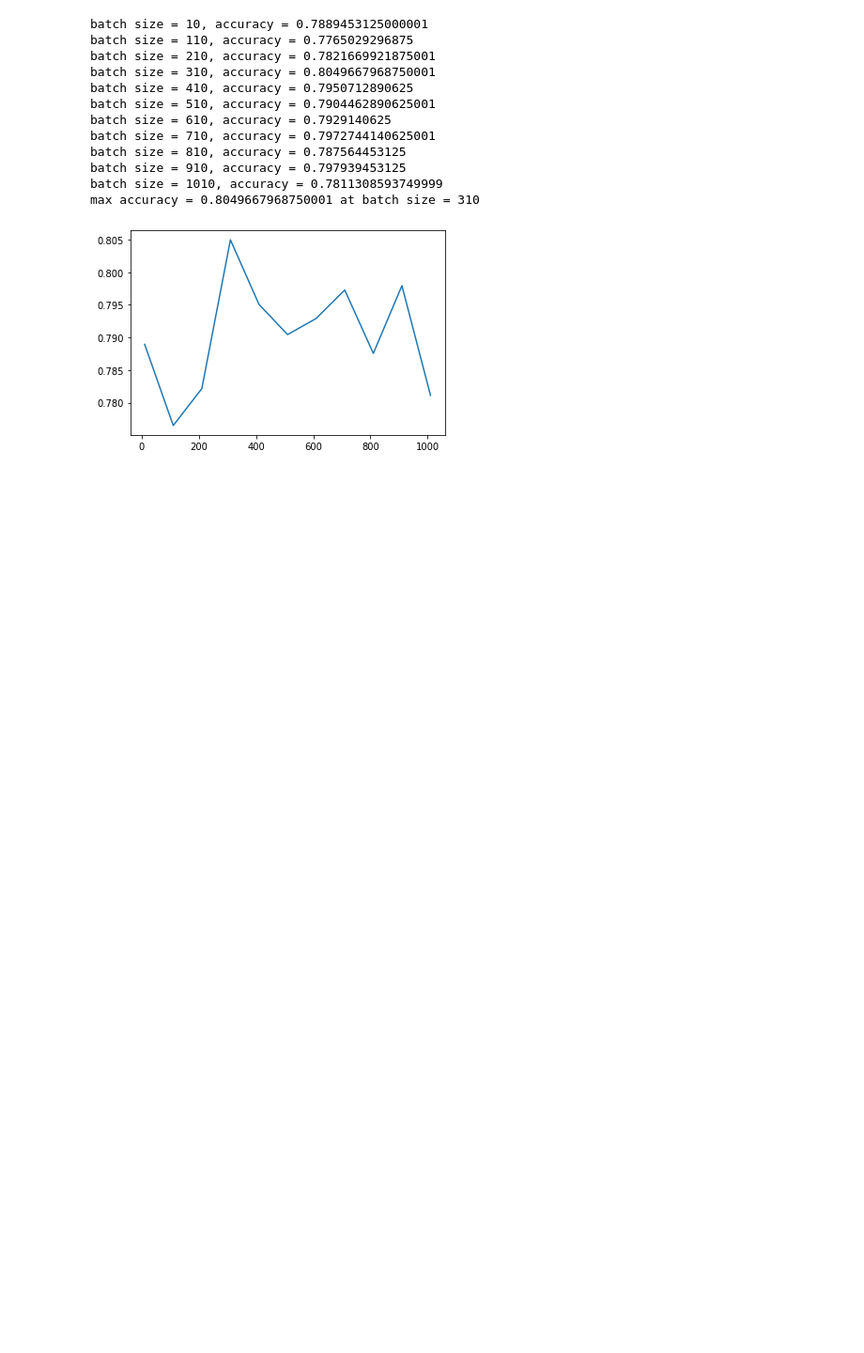
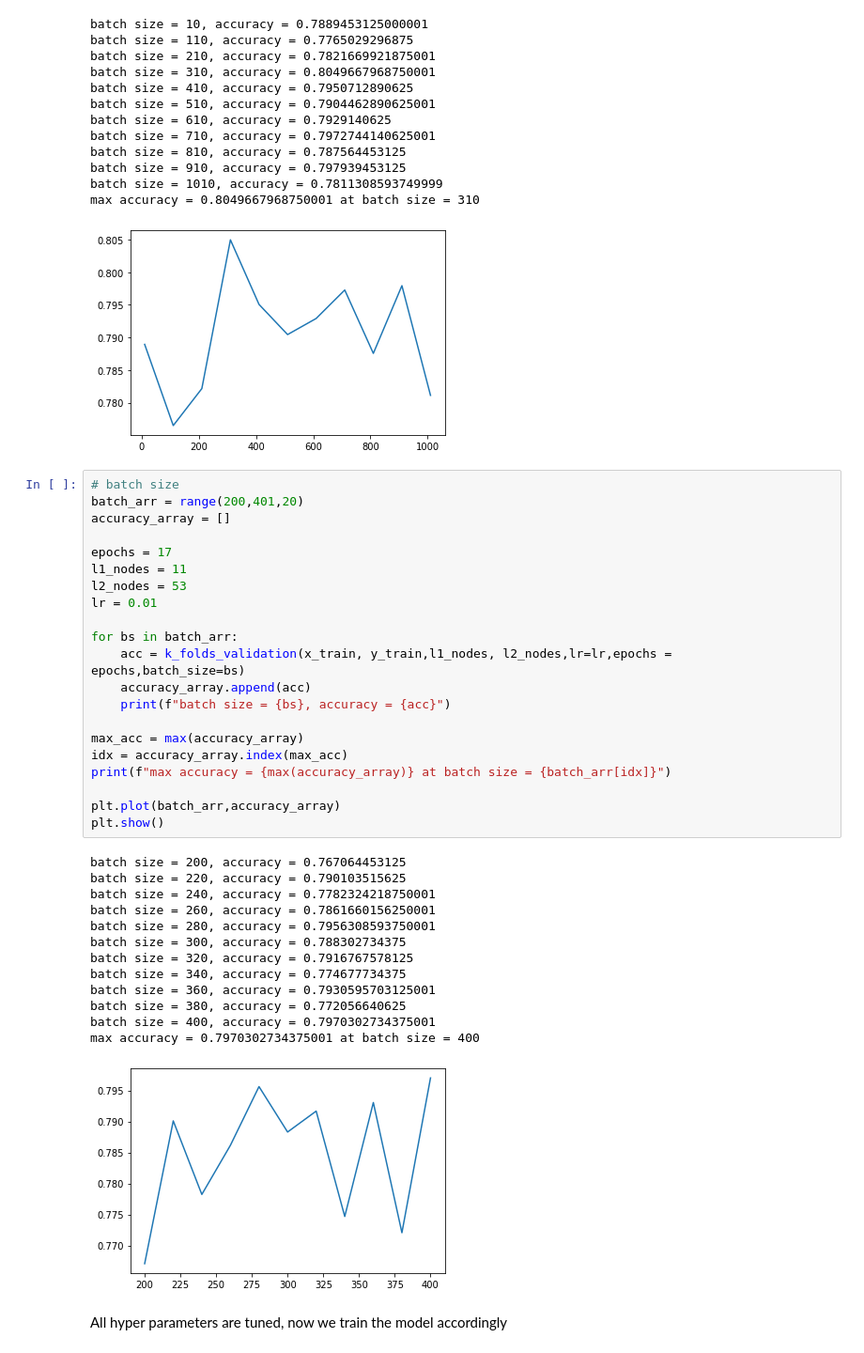
Before and after one commit to moharamfatema/data-classification-ml-python, a Jupyter notebook: nn.ipynb, the cells around one changed output. Shown at 94% size. Cells and saved outputs as stored; diff of their text form; blank space fills up the shorter version.

Commit message:
+ neural network done - Accuracy = 79

```diff
--- a/nn.ipynb
+++ b/nn.ipynb
@@ -483,3 +483,40 @@ batch size = 910, accuracy = 0.797939453125
 batch size = 1010, accuracy = 0.7811308593749999
 max accuracy = 0.8049667968750001 at batch size = 310
 [figure]
+# %%
+# batch size
+batch_arr = range(200,401,20)
+accuracy_array = []
+
+epochs = 17
+l1_nodes = 11
+l2_nodes = 53
+lr = 0.01
+
+for bs in batch_arr:
+    acc = k_folds_validation(x_train, y_train,l1_nodes, l2_nodes,lr=lr,epochs = epochs,batch_size=bs)
+    accuracy_array.append(acc)
+    print(f"batch size = {bs}, accuracy = {acc}")
+
+max_acc = max(accuracy_array)
+idx = accuracy_array.index(max_acc)
+print(f"max accuracy = {max(accuracy_array)} at batch size = {batch_arr[idx]}")
+
+plt.plot(batch_arr,accuracy_array)
+plt.show()
+# %% [output]
+batch size = 200, accuracy = 0.767064453125
+batch size = 220, accuracy = 0.790103515625
+batch size = 240, accuracy = 0.7782324218750001
+batch size = 260, accuracy = 0.7861660156250001
+batch size = 280, accuracy = 0.7956308593750001
+batch size = 300, accuracy = 0.788302734375
+batch size = 320, accuracy = 0.7916767578125
+batch size = 340, accuracy = 0.774677734375
+batch size = 360, accuracy = 0.7930595703125001
+batch size = 380, accuracy = 0.772056640625
+batch size = 400, accuracy = 0.7970302734375001
+max accuracy = 0.7970302734375001 at batch size = 400
+[figure, added]
+# %% [markdown]
+All hyper parameters are tuned, now we train the model accordingly
```
Also changed, not shown: parts of 4 cells of this notebook.
